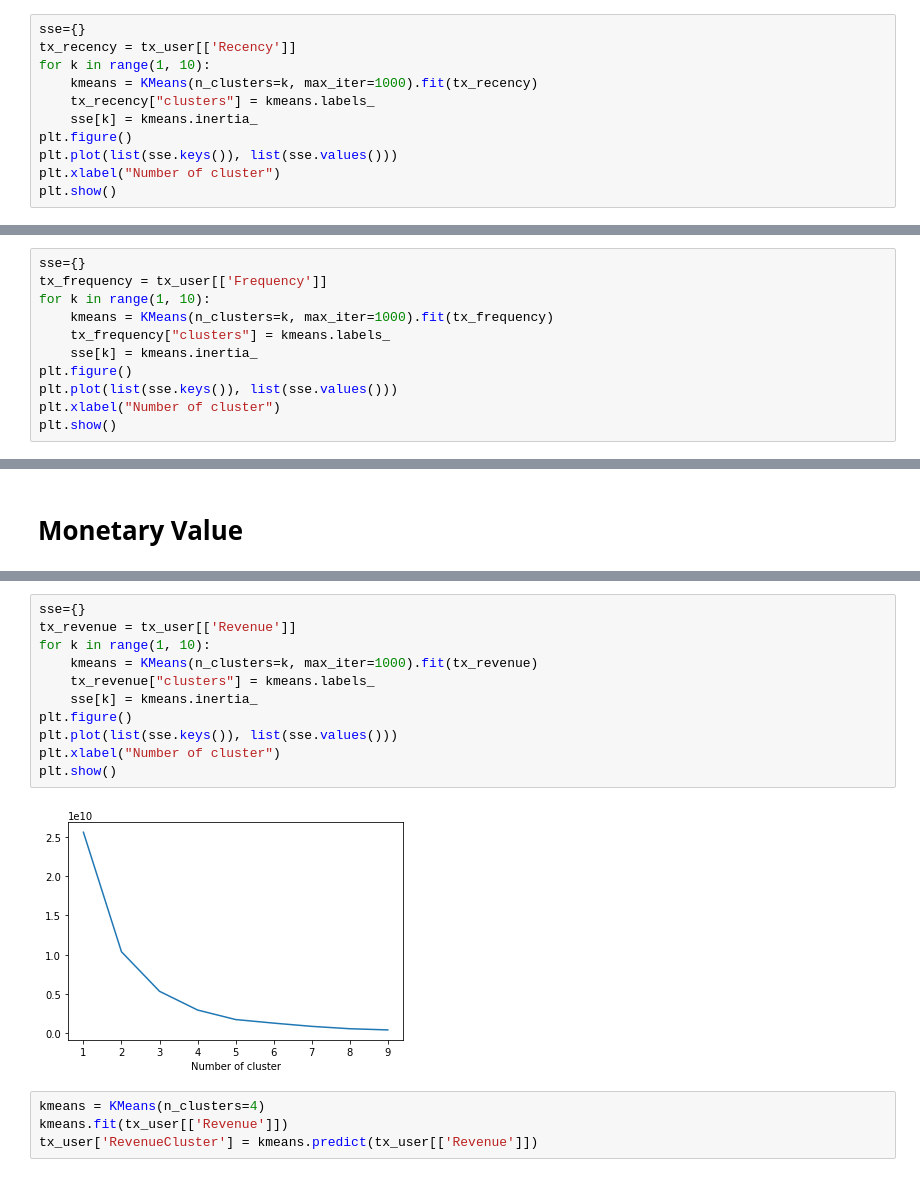
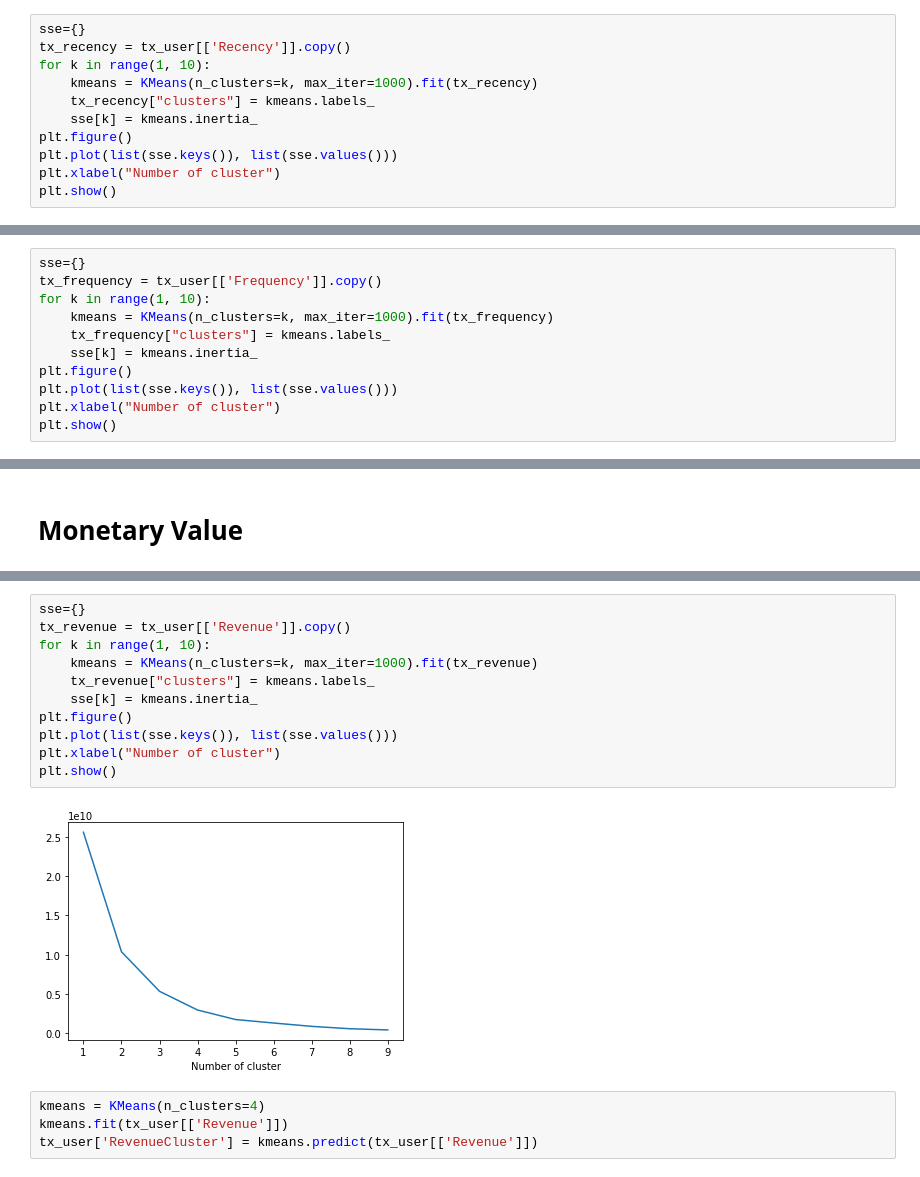
Before and after one commit to ryan13/Projects_prototype, a Jupyter notebook: Marketing_analytics/NextPurchase_prediction.ipynb, the cells around one changed output, grey strips where cells are left out. Cells and saved outputs as stored; diff of their text form.

```diff
--- a/Marketing_analytics/NextPurchase_prediction.ipynb
+++ b/Marketing_analytics/NextPurchase_prediction.ipynb
@@ -230,6 +216,6 @@ pyoff.iplot(fig)
 # %%
 sse={}
-tx_recency = tx_user[['Recency']]
+tx_recency = tx_user[['Recency']].copy()
 for k in range(1, 10):
     kmeans = KMeans(n_clusters=k, max_iter=1000).fit(tx_recency)
     tx_recency["clusters"] = kmeans.labels_
@@ -305,7 +296,7 @@ max      3546.000000
 Name: Frequency, dtype: float64
 # %%
 sse={}
-tx_frequency = tx_user[['Frequency']]
+tx_frequency = tx_user[['Frequency']].copy()
 for k in range(1, 10):
     kmeans = KMeans(n_clusters=k, max_iter=1000).fit(tx_frequency)
     tx_frequency["clusters"] = kmeans.labels_
@@ -363,16 +370,16 @@ Name: Revenue, dtype: float64
 # %%
 sse={}
-tx_revenue = tx_user[['Revenue']]
+tx_revenue = tx_user[['Revenue']].copy()
 for k in range(1, 10):
     kmeans = KMeans(n_clusters=k, max_iter=1000).fit(tx_revenue)
     tx_revenue["clusters"] = kmeans.labels_
     sse[k] = kmeans.inertia_
 plt.figure()
 plt.plot(list(sse.keys()), list(sse.values()))
 plt.xlabel("Number of cluster")
 plt.show()
 # %% [output]
-[figure, old version]
+[figure, new version]
 # %%
 kmeans = KMeans(n_clusters=4)
 kmeans.fit(tx_user[['Revenue']])
```
Also changed, not shown: parts of 68 cells of this notebook.
